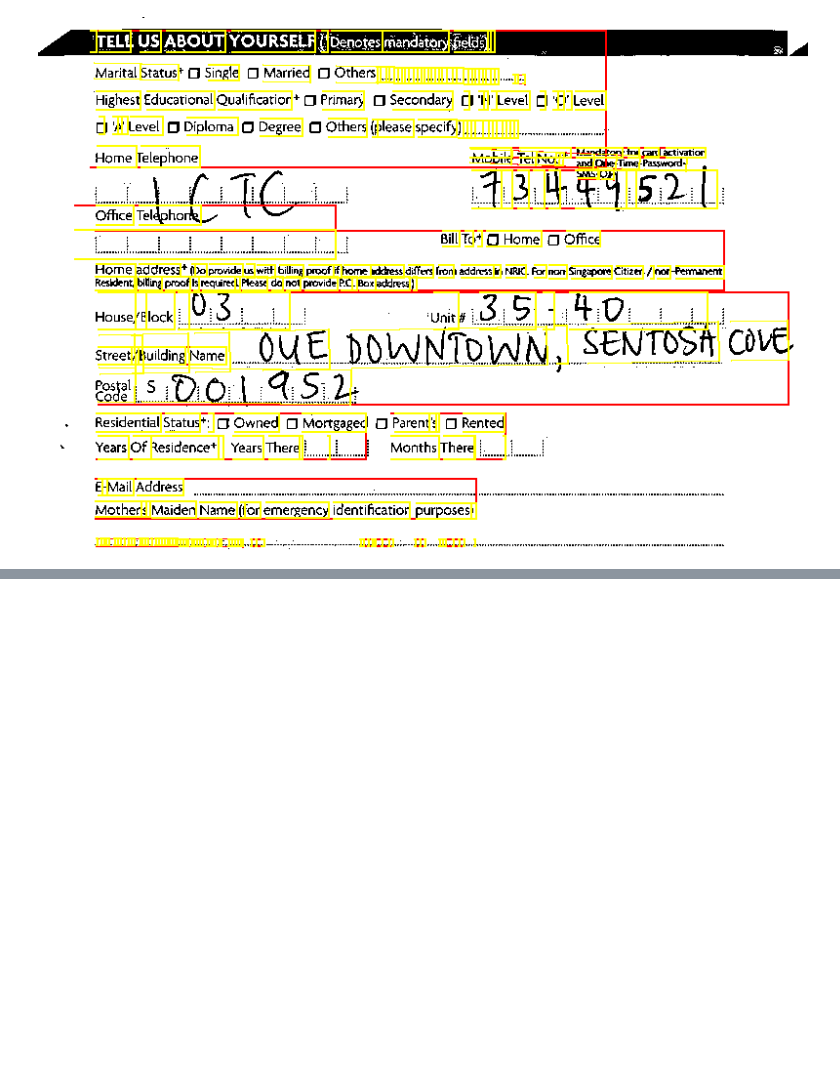
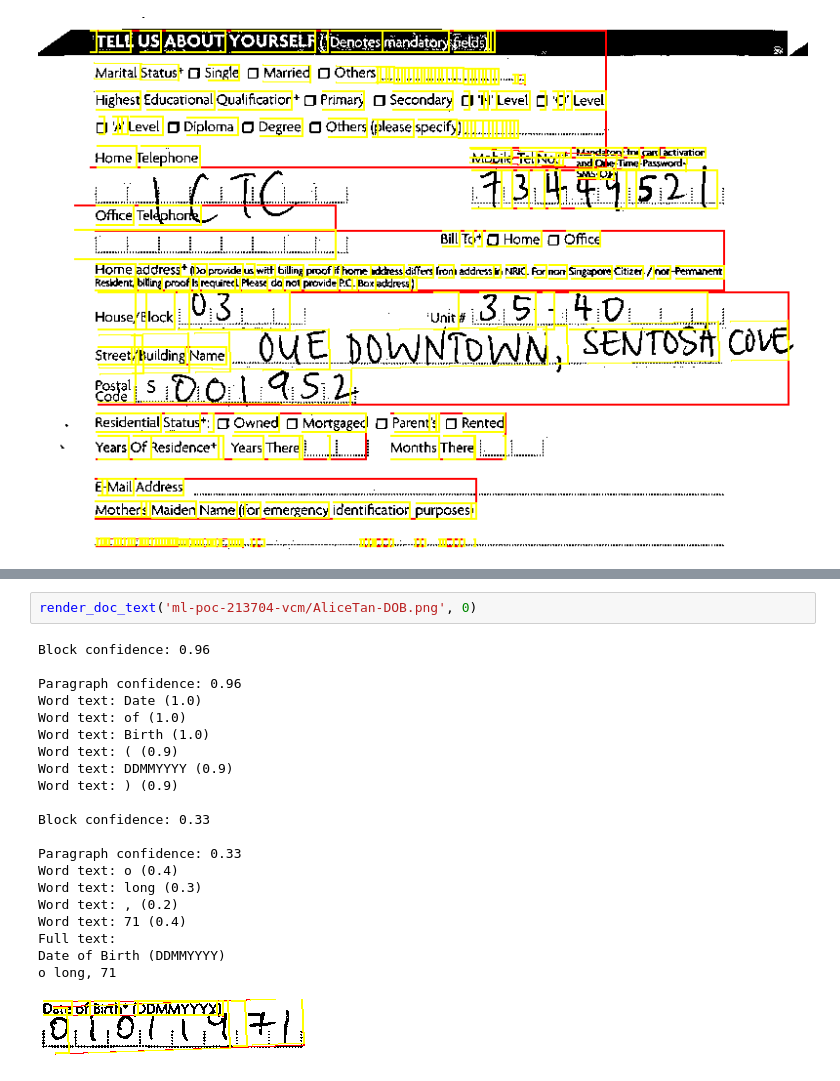
Before and after one commit to rohita77/Utils, a Jupyter notebook: Google-vision-jpeg.ipynb, the cells around one changed output, grey strips where cells are left out. Saved outputs shown, nothing was run; the diff lists cells and outputs as text; blank space fills up the shorter version.

```diff
--- a/Google-vision-jpeg.ipynb
+++ b/Google-vision-jpeg.ipynb
@@ -460,0 +484,24 @@ Mobile Talmat Mandatory for card activation
+# %%
+render_doc_text('ml-poc-213704-vcm/AliceTan-DOB.png', 0)
+# %% [output]
+Block confidence: 0.96
+
+Paragraph confidence: 0.96
+Word text: Date (1.0)
+Word text: of (1.0)
+Word text: Birth (1.0)
+Word text: ( (0.9)
+Word text: DDMMYYYY (0.9)
+Word text: ) (0.9)
+
+Block confidence: 0.33
+
+Paragraph confidence: 0.33
+Word text: o (0.4)
+Word text: long (0.3)
+Word text: , (0.2)
+Word text: 71 (0.4)
+Full text:
+Date of Birth (DDMMYYYY)
+o long, 71
+[figure, added]
```
Also changed, not shown: parts of 8 cells of this notebook.
